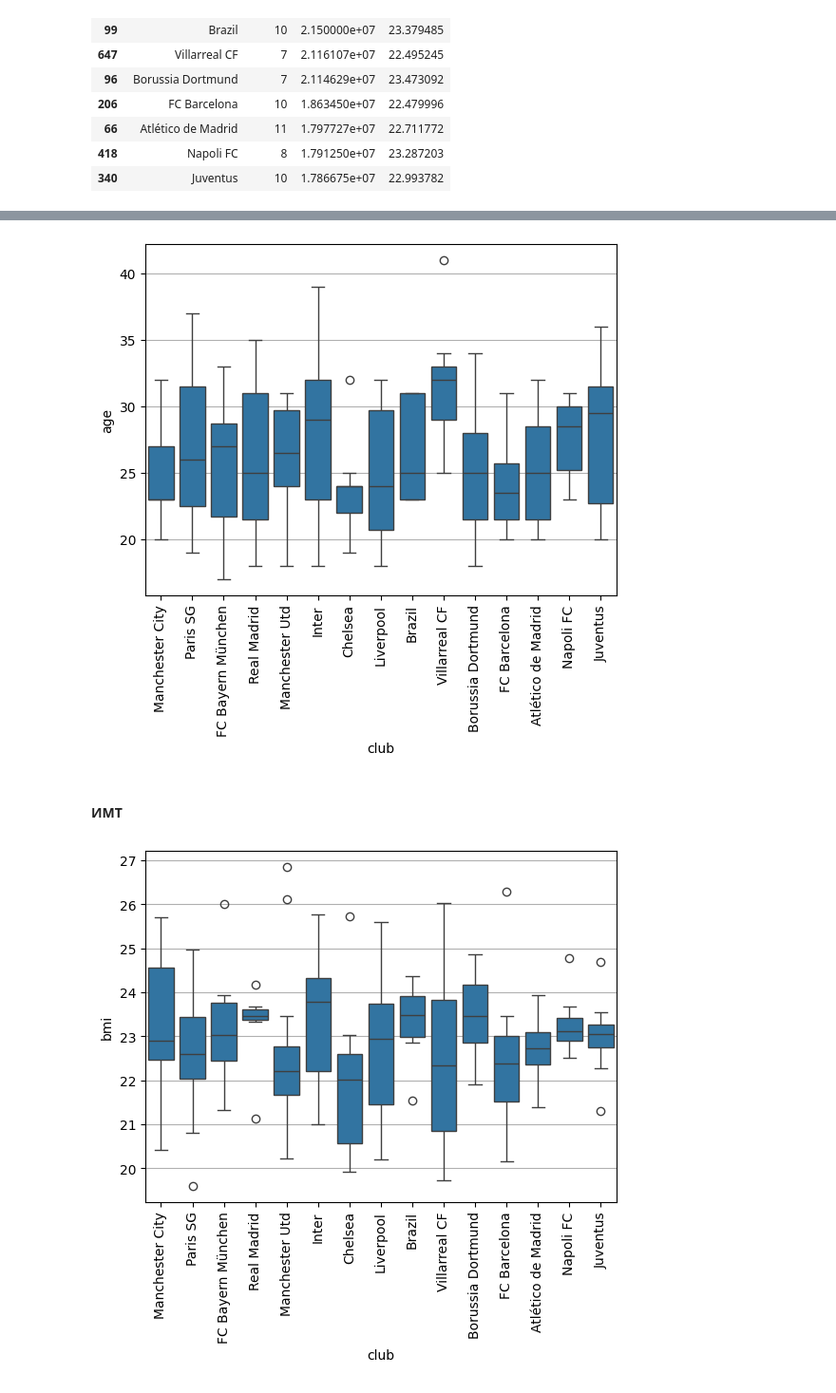
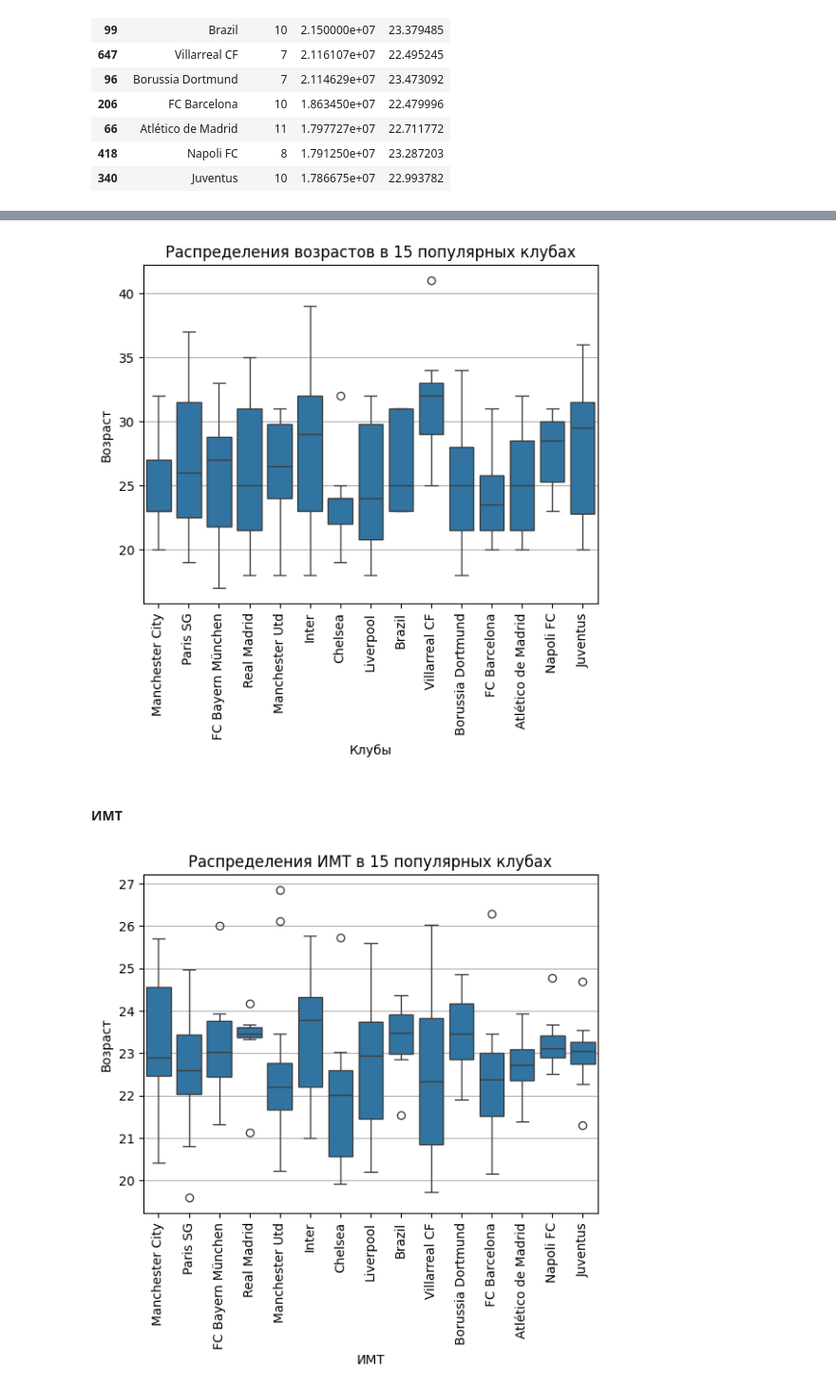
Before and after one commit to jsinkx/bigdata-player-stats-coursework, a Jupyter notebook: players_stats.ipynb, the cells around one changed output, grey strips where cells are left out. Shown at 95% size. Cells and saved outputs as stored; diff of their text form; code cells hidden in the pictures.

```diff
--- a/players_stats.ipynb
+++ b/players_stats.ipynb
@@ -406,17 +532,23 @@ df_top_club_players = df_top_club_players.sort_values(by='value_y', ascending=Fa
 sns.boxplot(df_top_club_players, x='club', y='age')
 plt.xticks(rotation=90)
 plt.grid(axis='y')
+plt.title(f'Распределения возрастов в {TOP_RECORDS} популярных клубах')
+plt.xlabel('Клубы')
+plt.ylabel('Возраст')
 plt.show()
 # %% [output]
-[figure, old version]
+[figure, new version]
 # %% [markdown]
 #### ИМТ
 # %%
 df['bmi'] = df['weight'] / (df['height']/100)**2
 
 sns.boxplot(x='club', y='bmi', data=df_top_club_players)
 plt.xticks(rotation=90)
 plt.grid(axis='y')
+plt.title(f'Распределения ИМТ в {TOP_RECORDS} популярных клубах')
+plt.xlabel('ИМТ')
+plt.ylabel('Возраст')
 plt.show()
 # %% [output]
-[figure, old version]
+[figure, new version]
```
Also changed, not shown: parts of 25 cells of this notebook.
